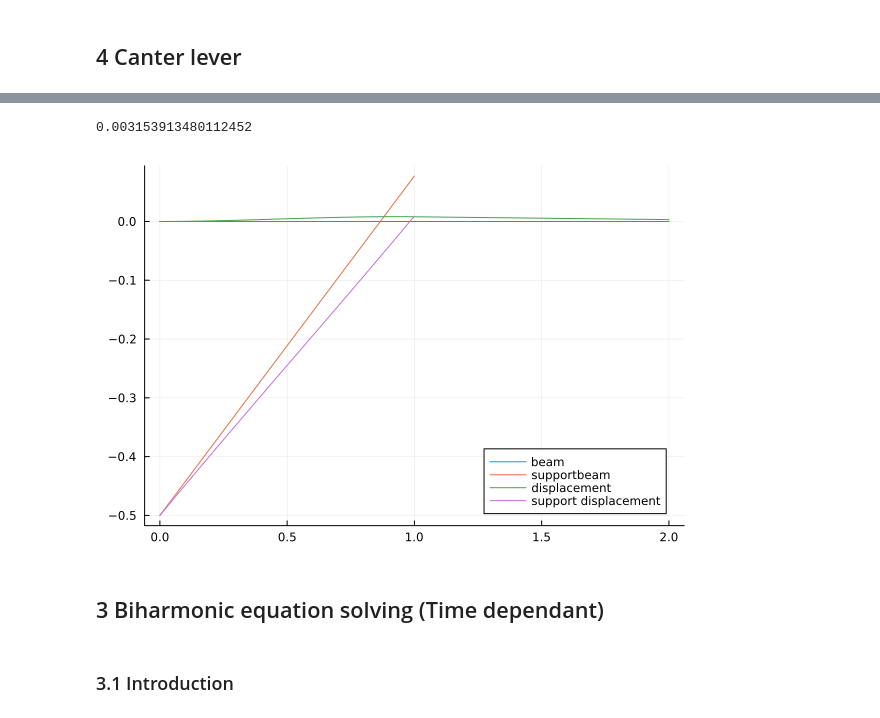
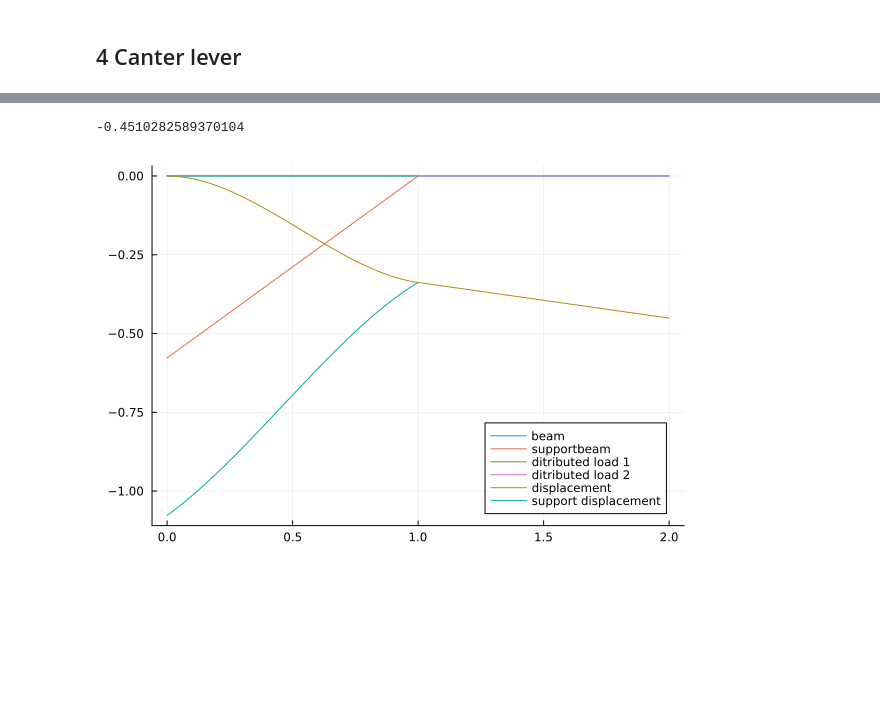
Before and after one commit to Kstreme/ENSAM-TUD01_G1, a Jupyter notebook: Final Notebook Group 1.ipynb, the cells around one changed output, grey strips where cells are left out. Cells and saved outputs as stored; diff of their text form; code cells hidden in the pictures; blank space fills up the shorter version.

```diff
--- a/Final Notebook Group 1.ipynb
+++ b/Final Notebook Group 1.ipynb
@@ -320,11 +563,12 @@ q(x) = Am*exp(-(x-x0).^2/sigma)
 q1(x)=0
 q2(x)=0
 q3(x)=0
+F2=0
+W2=0
 
 alpha=30*pi/180
 l=1/cos(alpha)
-y0=sin(alpha)
-
+y0=sin(alpha)*l
 
 # BEAM 1,2
 E1(x)=1 #2-x^2           #young module equation
@@ -336,71 +580,68 @@ E3(x)=1 #2-x^2           #young module equation
 J3(x)=1 #2-x^2               #inertia equation
 EJ3(x)=E3(x)*J3(x)
 
-
 function beamEqt!(du,u,p,x)
     du[1]=u[2]
     du[2]=u[3]./EJ1(x)
     du[3]=u[4]
     du[4]=q1(x)
 
-    du[5]=u[6]
-    du[6]=u[7]./EJ1(x)
-    du[7]=u[8]
+    du[5]=u[4+2]
+    du[6]=u[4+3]./EJ1(x)
+    du[7]=u[4+4]
     du[8]=q2(x)
 
-    du[9]=u[10]
-    du[10]=u[11]./EJ3(x)
-    du[11]=u[12]
+    du[9]=u[8+2]
+    du[10]=u[8+3]./EJ3(x)
+    du[11]=u[8+4]
     du[12]=q3(x)
 end
 
 function bc!(residual,u,p,x)
-    residual[1] = u[1][1]     # displacement in beam 1 at the beginning
+    residual[1] = u[1][1]     # displacement at the beginning of beam 1
     residual[2] = u[1][2]     # angle at the beginning of beam 1
 
-    residual[3] = u[1][8+1] - y0      # dispalcement in support beam at the beginning
-    residual[4] = u[1][8+2] + alpha     # angle at the beginnig of support beam
+    residual[3] = u[end][1]-u[1][4+1]  # displacement at the end of beam 1 must be the same at the beginning of beam 2
+    residual[4] = u[end][2]-u[1][4+2]    # angle at the end of beam 1 must be the same at the beginning of beam 2
 
-    residual[5] = u[end][4+3]     # mometum at the end of beam 2
-    residual[6] = u[end][4+4]     # sheer at the end of beam 2
+    residual[5] = u[end][4+3] + W2   # mometum at the end of beam 2
+    residual[6] = u[end][4+4] + F2     # sheer at the end of beam 2
 
-    residual[7] = u[end][3]-u[end][4+3]+ u[end][8+3]    # equilibrium of momentum in the node
-    residual[8] = u[end][4]-u[end][4+4]+ u[end][8+4]*cos(alpha) # equilibrium of vertical forces in the node
+    residual[7] = u[end][3]-u[1][4+3]+ u[end][8+3]    # equilibrium of momentum in the node
+    residual[8] = u[end][4]-u[1][4+4]+ u[end][8+4]/cos(alpha) # equilibrium of vertical forces in the node
 
-    residual[9] = u[end][1]-u[1][4+1]  # displacement at the end of beam 1 must be the same at the beginning of beam 2
-    residual[10] = u[end][2]-u[1][4+2]    # angle at the end of beam 1 must be the same at the beginning of beam 2
+    residual[9] = u[1][8+1] - y0      # dispalcement in support beam at the beginning
+    residual[10] = u[1][8+2]          # angle at the beginnig of support beam
 
-    residual[11] = u[end][1]-u[end][8+1]*cos(alpha)  # the displacement ad the end of both beam 1 and 3 mst be ste same
-    residual[12] = u[end][2]-u[end][8+2] - alpha    # the difference of angles between beam 1 and 3 must be alpha in the node
+    residual[11] = u[end][1]-u[end][8+1]*cos(alpha)  # the displacement ad the end of both beam 1 and 3 must be the same
+    residual[12] = u[end][2]-u[end][8+2]
 end
 
 xspan = (0.,1.)
 bvp= BVProblem(beamEqt!,bc!,[0.,0.,0.,0.,0.,0.,0.,0.,0.,0.,0.,0.],xspan)
 u_sol= solve(bvp,MIRK4(),dt = 0.01)
 
 x_dis1= u_sol.t
 x_dis2= u_sol.t .+ 1
 x_dis= vcat(x_dis1,x_dis2)
 
 u_1= -u_sol[1,:]
 u_2= -u_sol[4+1,:]
 u= vcat(u_1,u_2)
 
 display(u[end])
 
 x_dis3= x_dis1
-sb= -y0 .+ tan(alpha).*x_dis3
-u_3= -u_sol[8+1,:]
+sb= -y0.+ tan(alpha).*x_dis3
+u_3= sb.-u_sol[8+1,:]*cos(alpha)
 
 plot(x_dis,0*x_dis,label="beam")
 plot!(x_dis3,sb,label="supportbeam")
+plot!(x_dis1,0.01*q1.(x_dis1),label="ditributed load 1")
+plot!(x_dis2,0.01*q2.(x_dis2),label="ditributed load 2")
 
 plot!(x_dis,u,label="displacement")
 plot!(x_dis3,u_3,label="support displacement")
 # %% [output]
-0.003153913480112452
+-0.4510282589370104
-[figure, old version]
+[figure, new version]
-# %% [markdown]
-## 3 Biharmonic equation solving (Time dependant)
-# %% [markdown]
-### 3.1 Introduction
```
Also changed, not shown: parts of 9 cells of this notebook.
